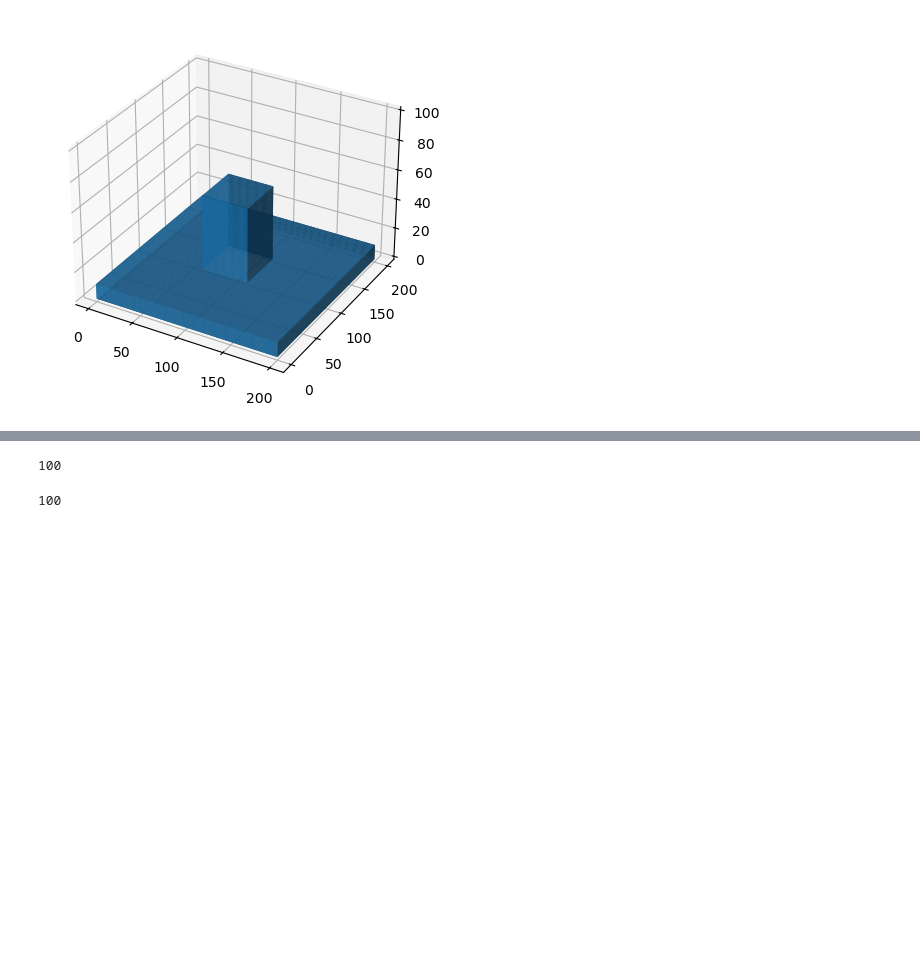
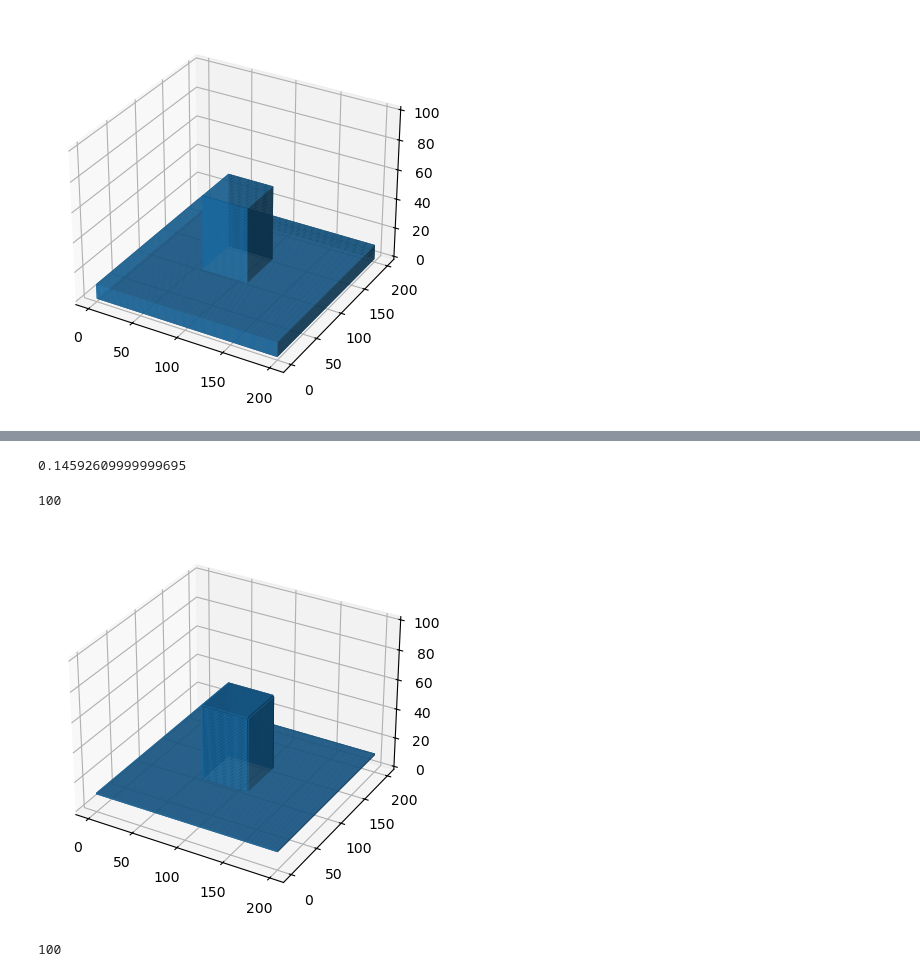
Before and after one commit to ararakitsubasa/etching, a Jupyter notebook: voxelToPointcloud.ipynb, the cells around one changed output, grey strips where cells are left out. Cells and saved outputs as stored; diff of their text form; code cells hidden in the pictures; blank space fills up the shorter version.

```diff
--- a/voxelToPointcloud.ipynb
+++ b/voxelToPointcloud.ipynb
@@ -123,0 +163,7 @@ def scanZ(film):
+# %%
+film = torch.Tensor(film)
+# %%
+t = Timer(lambda: (scanZ2(film)))
+print(t.timeit(number=1))
+# %% [output]
+0.14592609999999695
@@ -176,6 +225,21 @@ test = scanZ(film)
 testplt = test.to_dense()
 # %% [output]
 100
+# %%
+test = scanZ2(film)
+testplt = test.to_dense()
+# print(testplt)
+indice_wall = np.array(testplt == 1)
+# in_depo = np.logical_and(result > 0, result < 1)
+# and plot everything
+ax = plt.figure().add_subplot(projection='3d')
+# ax.voxels(surface_depo, edgecolor='k')
+ax.voxels(indice_wall)
+# ax.voxels(in_depo)
+
+plt.show()
+# %% [output]
+[figure, added]
 # %%
 test = scanZ(film)
 testplt = test.to_dense()
```
Also changed, not shown: parts of 3 cells of this notebook, 2 other files.
